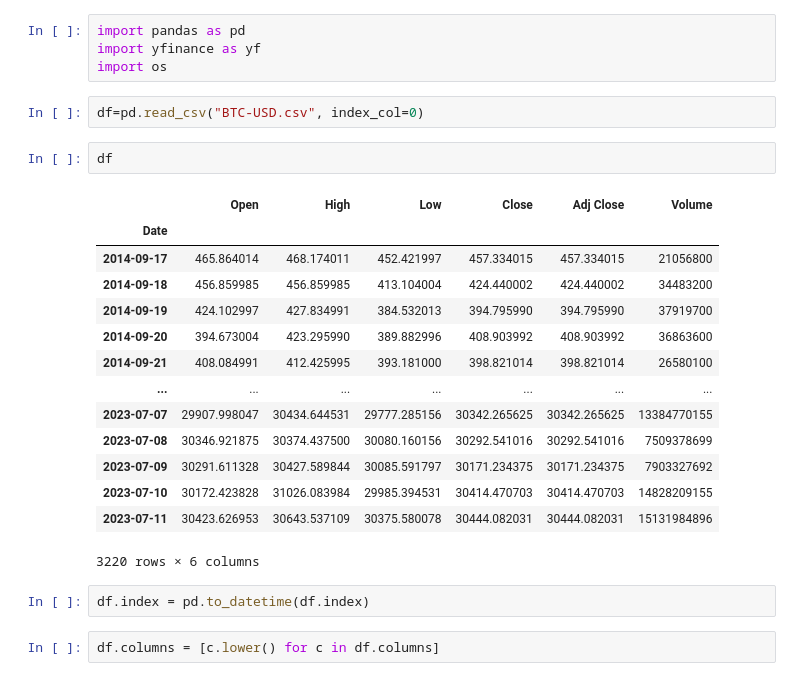
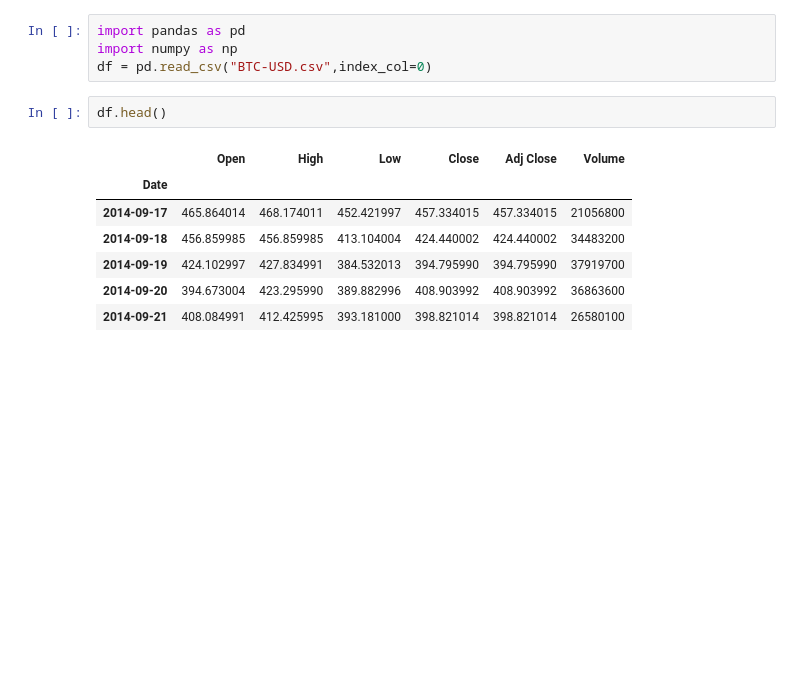
Before and after one commit to J3r3myPerera/BTC-Price-Prediction, a Jupyter notebook: BTCPricePrediction.ipynb, the cells around one changed output. Cells and saved outputs as stored; diff of their text form; blank space fills up the shorter version.

```diff
--- a/BTCPricePrediction.ipynb
+++ b/BTCPricePrediction.ipynb
@@ -2,28 +2,15 @@
 <a href="https://colab.research.google.com/github/J3r3myPerera/BTC-Price-Prediction/blob/main/BTCPricePrediction.ipynb" target="_parent"><img src="https://colab.research.google.com/assets/colab-badge.svg" alt="Open In Colab"/></a>
 # %%
 import pandas as pd
-import yfinance as yf
-import os
+import numpy as np
+df = pd.read_csv("BTC-USD.csv",index_col=0)
-# %%
-df=pd.read_csv("BTC-USD.csv", index_col=0)
 # %%
-df
+df.head()
 # %% [output]
 |  | Open | High | Low | Close | Adj Close | Volume |
 | Date |  |  |  |  |  |  |
 | 2014-09-17 | 465.864014 | 468.174011 | 452.421997 | 457.334015 | 457.334015 | 21056800 |
 | 2014-09-18 | 456.859985 | 456.859985 | 413.104004 | 424.440002 | 424.440002 | 34483200 |
 | 2014-09-19 | 424.102997 | 427.834991 | 384.532013 | 394.795990 | 394.795990 | 37919700 |
 | 2014-09-20 | 394.673004 | 423.295990 | 389.882996 | 408.903992 | 408.903992 | 36863600 |
 | 2014-09-21 | 408.084991 | 412.425995 | 393.181000 | 398.821014 | 398.821014 | 26580100 |
-| ... | ... | ... | ... | ... | ... | ... |
-| 2023-07-07 | 29907.998047 | 30434.644531 | 29777.285156 | 30342.265625 | 30342.265625 | 13384770155 |
-| 2023-07-08 | 30346.921875 | 30374.437500 | 30080.160156 | 30292.541016 | 30292.541016 | 7509378699 |
-| 2023-07-09 | 30291.611328 | 30427.589844 | 30085.591797 | 30171.234375 | 30171.234375 | 7903327692 |
-| 2023-07-10 | 30172.423828 | 31026.083984 | 29985.394531 | 30414.470703 | 30414.470703 | 14828209155 |
-| 2023-07-11 | 30423.626953 | 30643.537109 | 30375.580078 | 30444.082031 | 30444.082031 | 15131984896 |
-3220 rows × 6 columns
-# %%
-df.index = pd.to_datetime(df.index)
-# %%
-df.columns = [c.lower() for c in df.columns]
```
Also changed, not shown: parts of 25 cells of this notebook.
